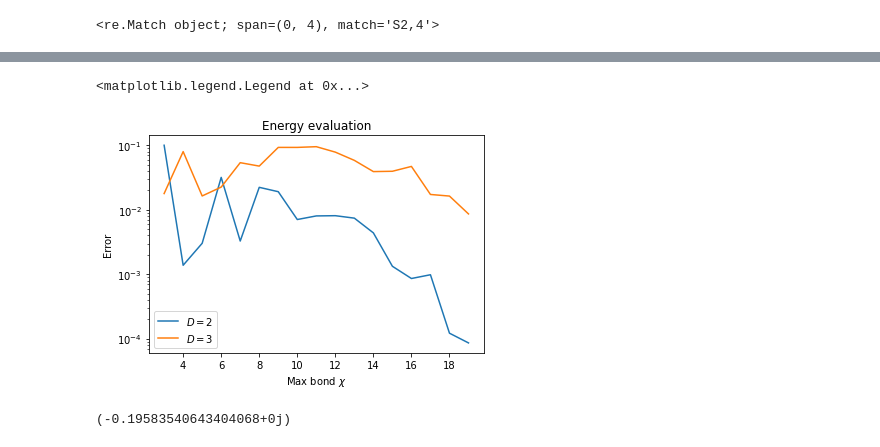
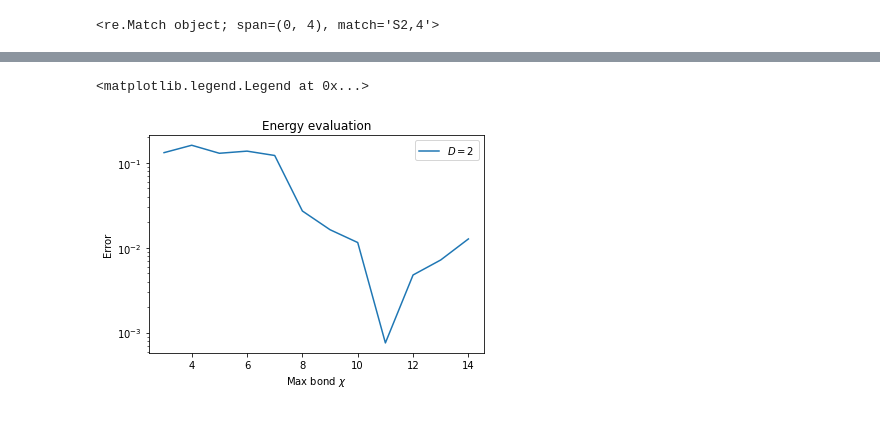
Before and after one commit to gabrielwoolls/fermion-encoding, a Jupyter notebook: contract_testing.ipynb, the cells around one changed output, grey strips where cells are left out. Saved outputs shown, nothing was run; the diff lists cells and outputs as text; code cells hidden in the pictures.

```diff
--- a/contract_testing.ipynb
+++ b/contract_testing.ipynb
@@ -111,7 +94,7 @@ reload(dq)
 
 LX, LY = 3, 3
 T_PARAM, V_PARAM, MU_PARAM = (1, 0.2, 0.5)
-D_PEPS = 3
+D_PEPS = 2
 
 qlat = dq.SpinlessHub(Lx=LX, Ly=LY)
 mpoHam = beeky.MPOSpinlessHam(qlat, t=T_PARAM, V=V_PARAM, mu=MU_PARAM)
@@ -125,11 +108,12 @@ vertical_terms = dict(HubHam.gen_vertical_ham_terms())
 
 qvec = beeky.QubitEncodeVector.rand(LX, LY, bond_dim=D_PEPS)
 
+
+# energies = dict()
+# exact_energies = dict()
+
 E_exact = qvec.compute_ham_expec(HubHam)
 print(E_exact)
 exact_energies[D_PEPS] = E_exact
 print(qvec.compute_mpo_ham_expec(mpoHam))
-
-# energies = dict()
-# exact_energies = dict()
 # %% [output]
@@ -139,7 +129,7 @@ print(qvec.compute_mpo_ham_expec(mpoHam))
 qtest = qvec.copy()
 qtest.setup_bmps_contraction_()
 
-for chi in range(3, 20):
+for chi in range(3, 15):
 
     # if (chi, D_PEPS) not in energies:
 
@@ -151,35 +156,19 @@ for chi in range(3, 20):
 # %%
 from collections import defaultdict
 diffs = defaultdict(list)
 chis = defaultdict(list)
 
 for k, v in energies.items():
     D = k[1]
     diffs[D].append(abs(v - exact_energies[D]))
     chis[D].append(k[0])
 
-for d in [2,3]:
+for d in [2]:
     plt.semilogy(chis[d], diffs[d], label=f'$D={d}$')
 plt.xlabel(r'Max bond $\chi$')
 plt.ylabel(r'Error')
 plt.title(r'Energy evaluation')
 plt.legend()
 # %% [output]
 <matplotlib.legend.Legend at 0x...>
-[figure, old version]
+[figure, new version]
-# %%
-print(nflat^all)
-
-bsizes = iter([(3,2), (2, 3)])
-verts = iter([(0,0), (2,2)])
-
-norms = dict()
-for vcoo, bsz in product(verts, bsizes):
-    x_bsz, y_bsz = bsz
-    plaq = nflat.plaquette_at(xy=vcoo, x_bsz=x_bsz, y_bsz=y_bsz)
-    env = plaq_envs[vcoo, bsz]
-    env.add_tag('ENV')
-    norms[vcoo, bsz] = (plaq & env).view_as(beeky.QubitEncodeNet, like=nflat)
-    # print(norm^all)
-# %% [output]
-(-0.19583540643404068+0j)
```
Also changed, not shown: parts of 9 cells of this notebook, 1 other file.
